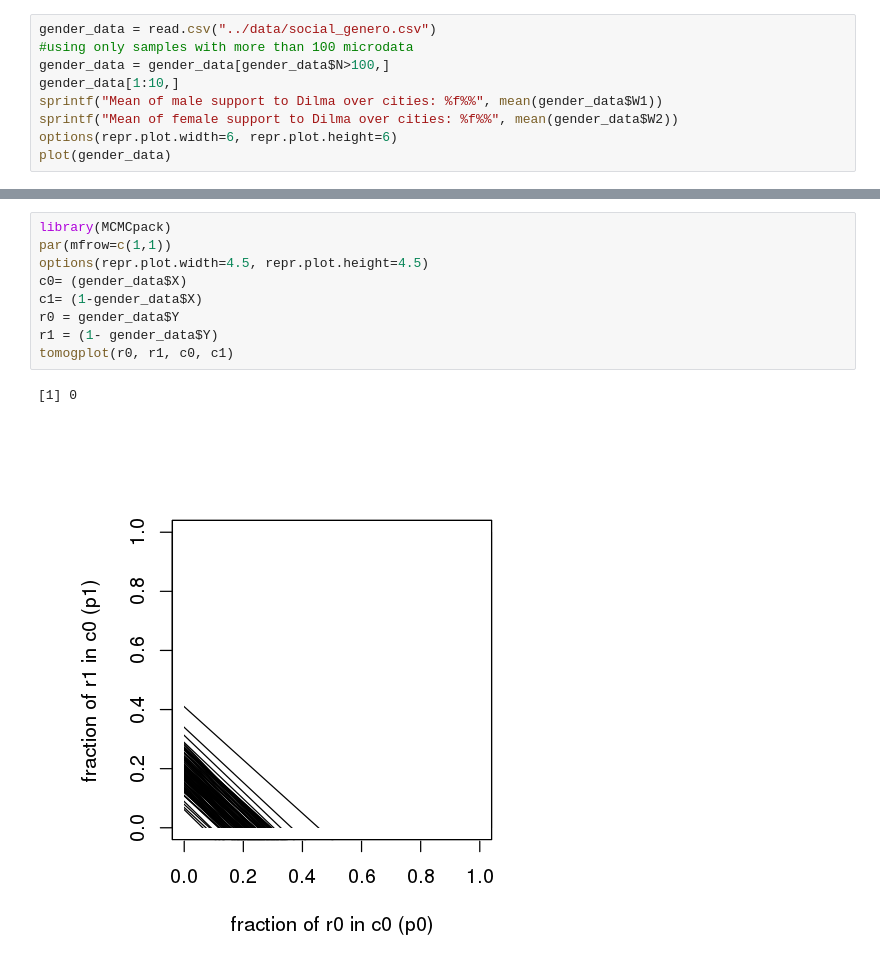
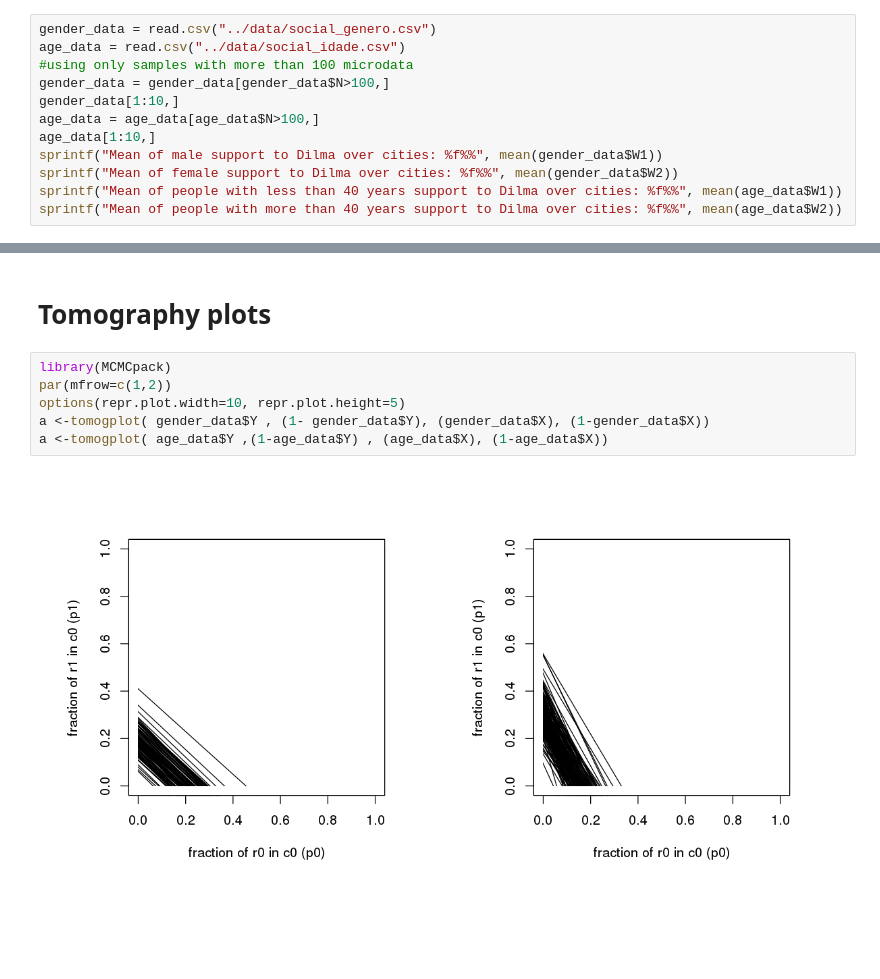
Before and after one commit to Guzpenha/Ecological-Inference-on-social-data, a Jupyter notebook: experiments/1 - Data exploration .ipynb, the cells around one changed output, grey strips where cells are left out. Saved outputs shown, nothing was run; the diff lists cells and outputs as text; blank space fills up the shorter version.

```diff
--- a/experiments/1 - Data exploration .ipynb
+++ b/experiments/1 - Data exploration .ipynb
@@ -3,12 +19,15 @@
 # %%
 gender_data = read.csv("../data/social_genero.csv")
+age_data = read.csv("../data/social_idade.csv")
 #using only samples with more than 100 microdata
 gender_data = gender_data[gender_data$N>100,]
 gender_data[1:10,]
+age_data = age_data[age_data$N>100,]
+age_data[1:10,]
 sprintf("Mean of male support to Dilma over cities: %f%%", mean(gender_data$W1))
 sprintf("Mean of female support to Dilma over cities: %f%%", mean(gender_data$W2))
-options(repr.plot.width=6, repr.plot.height=6)
-plot(gender_data)
+sprintf("Mean of people with less than 40 years support to Dilma over cities: %f%%", mean(age_data$W1))
+sprintf("Mean of people with more than 40 years support to Dilma over cities: %f%%", mean(age_data$W2))
 # %% [output]
 |  | MUNICIPIO | Y | X | W1 | W2 | N |
 | 1 | Rio de Janeiro | 0.468 | 0.1103315 | 0.0956015 | 0.1260355 | 13967 |
@@ -56,12 +96,10 @@ scatter.smooth(1-gender_data$Y, gender_data$W2,xlab="(1-Y) (% female)", ylab="W2
+# %% [markdown]
+# Tomography plots
 # %%
 library(MCMCpack)
-par(mfrow=c(1,1))
-options(repr.plot.width=4.5, repr.plot.height=4.5)
-c0= (gender_data$X)
-c1= (1-gender_data$X)
-r0 = gender_data$Y
-r1 = (1- gender_data$Y)
-tomogplot(r0, r1, c0, c1)
+par(mfrow=c(1,2))
+options(repr.plot.width=10, repr.plot.height=5)
+a <-tomogplot( gender_data$Y , (1- gender_data$Y), (gender_data$X), (1-gender_data$X))
+a <-tomogplot( age_data$Y ,(1-age_data$Y) , (age_data$X), (1-age_data$X))
 # %% [output]
-[1] 0
-[figure, old version]
+[figure, new version]
```
Also changed, not shown: parts of 12 cells of this notebook, 4 other files.
